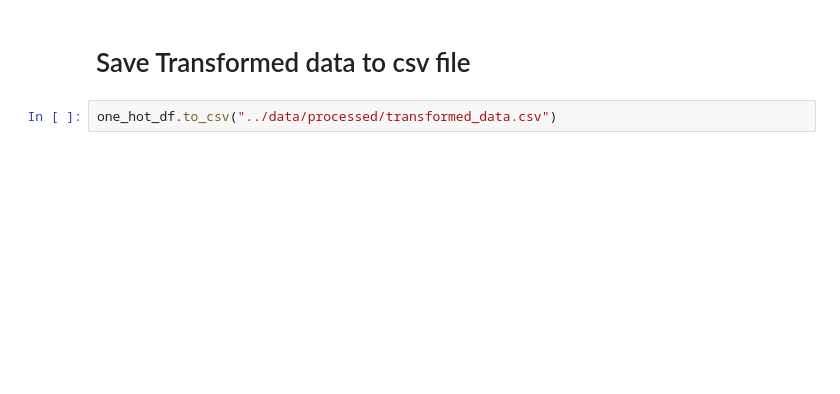
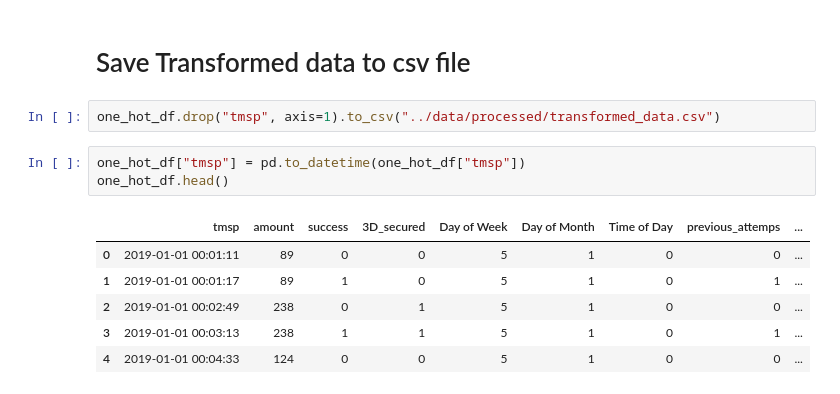
Before and after one commit to TimoHasslingerIU/model-engineering, a Jupyter notebook: notebooks/data-preparation.ipynb, the cells around one changed output. Saved outputs shown, nothing was run; the diff lists cells and outputs as text; blank space fills up the shorter version.

```diff
--- a/notebooks/data-preparation.ipynb
+++ b/notebooks/data-preparation.ipynb
@@ -222,4 +248,14 @@ CARD_Visa & 1 \\
 # %% [markdown]
 # Save Transformed data to csv file
 # %%
-one_hot_df.to_csv("../data/processed/transformed_data.csv")
+one_hot_df.drop("tmsp", axis=1).to_csv("../data/processed/transformed_data.csv")
+# %%
+one_hot_df["tmsp"] = pd.to_datetime(one_hot_df["tmsp"])
+one_hot_df.head()
+# %% [output]
+|  | tmsp | amount | success | 3D_secured | Day of Week | Day of Month | Time of Day | previous_attemps | ... |
+| 0 | 2019-01-01 00:01:11 | 89 | 0 | 0 | 5 | 1 | 0 | 0 | ... |
+| 1 | 2019-01-01 00:01:17 | 89 | 1 | 0 | 5 | 1 | 0 | 1 | ... |
+| 2 | 2019-01-01 00:02:49 | 238 | 0 | 1 | 5 | 1 | 0 | 0 | ... |
+| 3 | 2019-01-01 00:03:13 | 238 | 1 | 1 | 5 | 1 | 0 | 1 | ... |
+| 4 | 2019-01-01 00:04:33 | 124 | 0 | 0 | 5 | 1 | 0 | 0 | ... |
```
Also changed, not shown: parts of 9 cells of this notebook, 6 other files.
